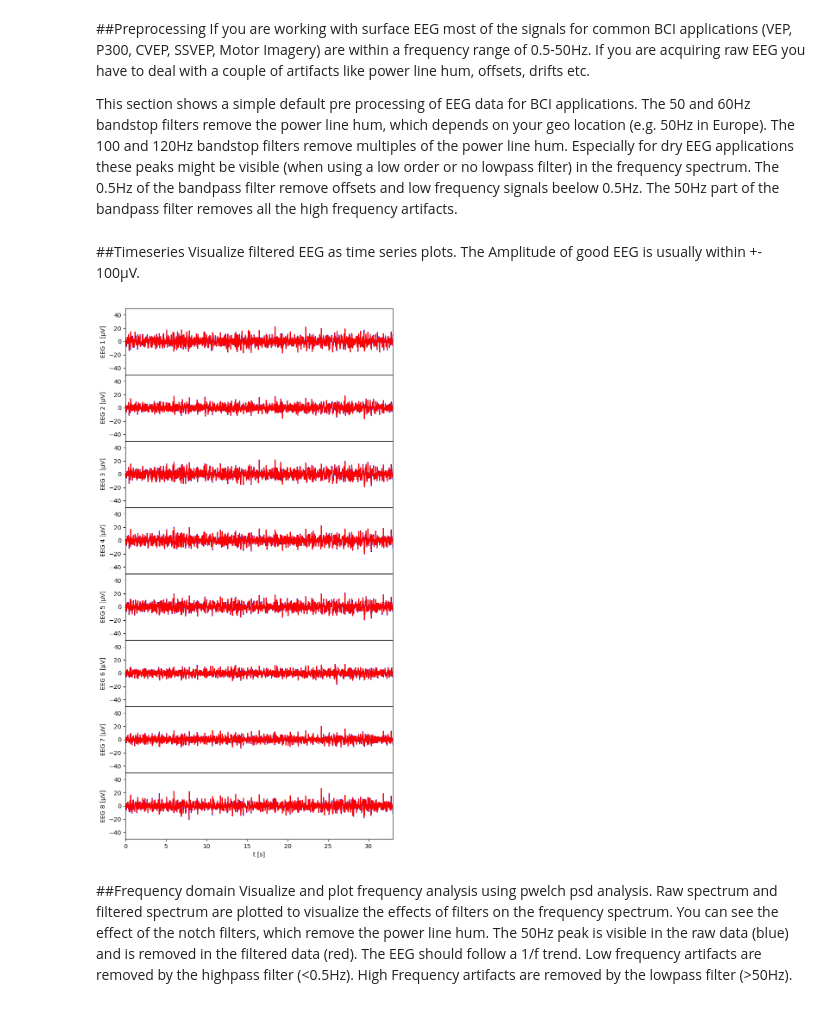
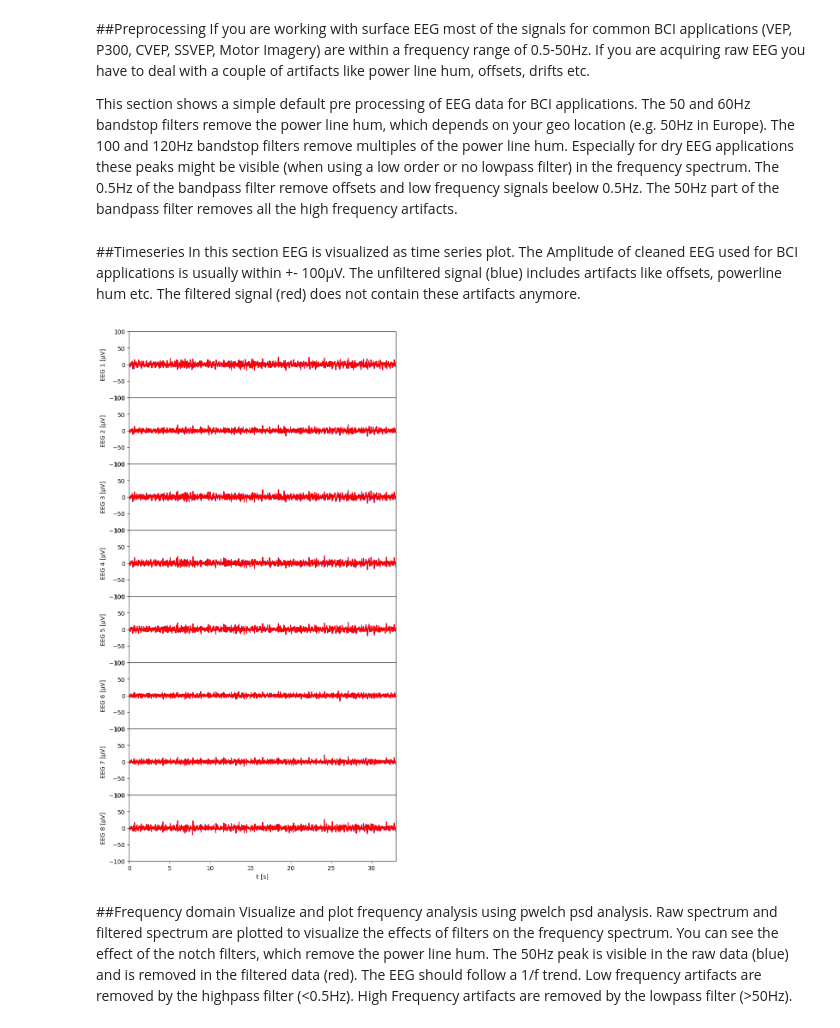
Before and after one commit to EEGKit/EEG-Signal-Quality, a Jupyter notebook: EEGSignalQuality.ipynb, the cells around one changed output. Cells and saved outputs as stored; diff of their text form; code cells hidden in the pictures.

```diff
--- a/EEGSignalQuality.ipynb
+++ b/EEGSignalQuality.ipynb
@@ -58,24 +55,24 @@ for i in range(eegColumnCount):
     eegfilt[:,i] = sp.lfilter(b120,a120,eegfilt[:,i])
     eegfilt[:,i] = sp.lfilter(bhp,ahp,eegfilt[:,i])
     eegfilt[:,i] = sp.lfilter(blp,alp,eegfilt[:,i])
-# %% [markdown]
-##Timeseries
-Visualize filtered EEG as time series plots. The Amplitude of good EEG is usually within +- 100µV.
+# %% [markdown]
+##Timeseries
+In this section EEG is visualized as time series plot. The Amplitude of cleaned EEG used for BCI applications is usually within +- 100µV. The unfiltered signal (blue) includes artifacts like offsets, powerline hum etc. The filtered signal (red) does not contain these artifacts anymore.
 # %%
 #plot timeseries
 fig, axs = mp.subplots(eegColumnCount, 1, sharex=True, figsize=(8, 2*eegColumnCount))
 fig.subplots_adjust(hspace=0)
 for i in range(eegColumnCount):
     axs[i].plot(t, eeg[:, i], color='blue', linestyle='-')
     axs[i].plot(t, eegfilt[:, i], color='red', linestyle='-')
     axs[i].set_ylabel(f'EEG {i+1} [µV]')
-    axs[i].set_ylim(-50, 50)
+    axs[i].set_ylim(-100, 100)
     axs[i].set_xlim(0, t[t.shape[0]-1])
 
 axs[eegColumnCount - 1].set_xlabel('t [s]')
 mp.show()
 # %% [output]
-[figure, old version]
+[figure, new version]
 # %% [markdown]
 ##Frequency domain
 Visualize and plot frequency analysis using pwelch psd analysis. Raw spectrum and filtered spectrum are plotted to visualize the effects of filters on the frequency spectrum. You can see the effect of the notch filters, which remove the power line hum. The 50Hz peak is visible in the raw data (blue) and is removed in the filtered data (red). The EEG should follow a 1/f trend. Low frequency artifacts are removed by the highpass filter (<0.5Hz). High Frequency artifacts are removed by the lowpass filter (>50Hz).
```
Also changed, not shown: parts of 1 cell of this notebook.
